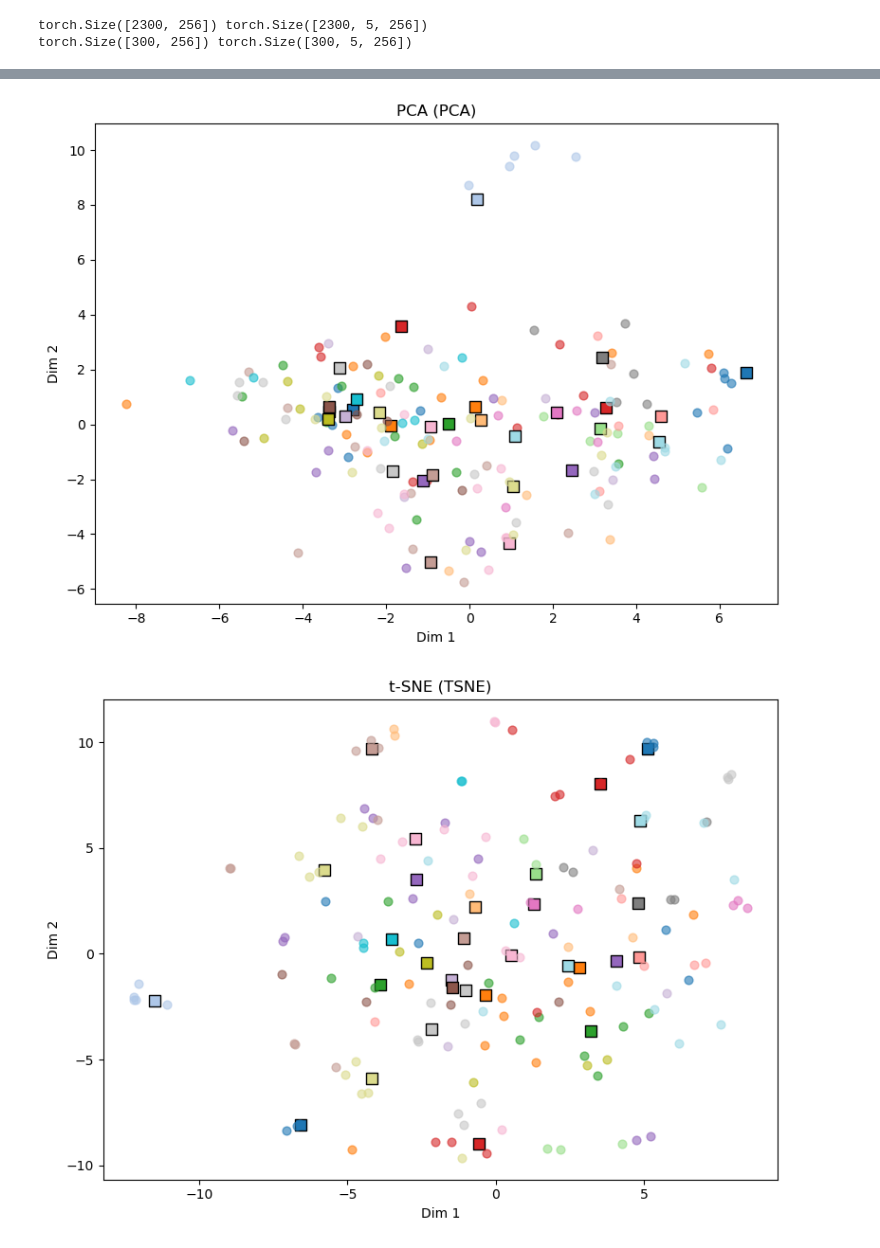
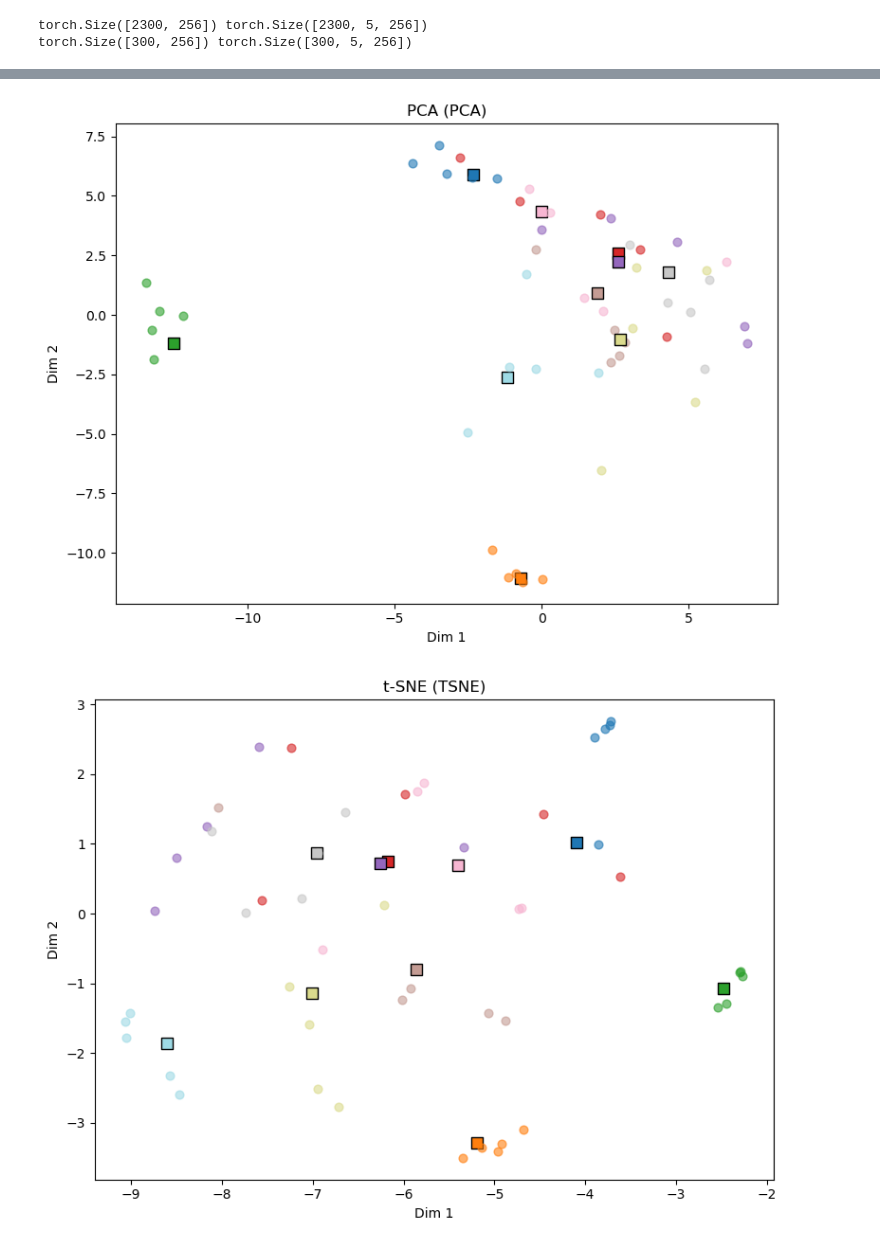
Before and after one commit to w-game/chess, a Jupyter notebook: test.ipynb, the cells around one changed output, grey strips where cells are left out. Saved outputs shown, nothing was run; the diff lists cells and outputs as text; code cells hidden in the pictures.

```diff
--- a/test.ipynb
+++ b/test.ipynb
@@ -49,7 +49,7 @@ def load_dataset_file(path):
 encoder = TransformerEncoder(cnn_in_channels=224, state_embed_dim=256, transformer_d_model=256,
                                         num_heads=8, num_layers=3, dropout=0.1).to(device)
 
-d = torch.load('./models/trained_model/player_encoder_60 copy 2.pt')
+d = torch.load('./models/trained_model/player_encoder_58.pt')
 encoder.load_state_dict(d["model_state_dict"])
 
 N = 5
@@ -376,36 +385,36 @@ def embed_and_plot(
     emb2d = reducer.fit_transform(data)                # [N + N*Q, 2]
 
     # 拆分
     protos_2d  = emb2d[:N]                             # [N, 2]
     queries_2d = emb2d[N:].reshape(N, Q, 2)            # [N, Q, 2]
 
     # 绘图
     plt.figure(figsize=(8, 6))
     cmap = plt.cm.get_cmap('tab20', N)
     for i in range(N):
         # 原型：方形
         plt.scatter(
             protos_2d[i, 0], protos_2d[i, 1],
             marker='s', edgecolor='k', s=80, color=cmap(i)
         )
         # Query：圆形
         plt.scatter(
             queries_2d[i, :, 0], queries_2d[i, :, 1],
             marker='o', alpha=0.6, s=40, color=cmap(i)
         )
 
     plt.title(f'{title} ({method.upper()})')
     plt.xlabel('Dim 1')
     plt.ylabel('Dim 2')
     plt.tight_layout()
     plt.show()
 
-player_num = 30
+player_num = 10
 embed_and_plot(all_protos_train[:player_num], all_query_z_train[:player_num], method='pca', title='PCA')
 embed_and_plot(all_protos_train[:player_num], all_query_z_train[:player_num], method='tsne', title='t-SNE')
 # %% [output]
-[figure, old version]
+[figure, new version]
-[figure, old version]
+[figure, new version]
 # %%
 
 # print(f"Number of prototypes: {len(prototypes)}")
```
Also changed, not shown: parts of 1 cell of this notebook, 5 other files.
